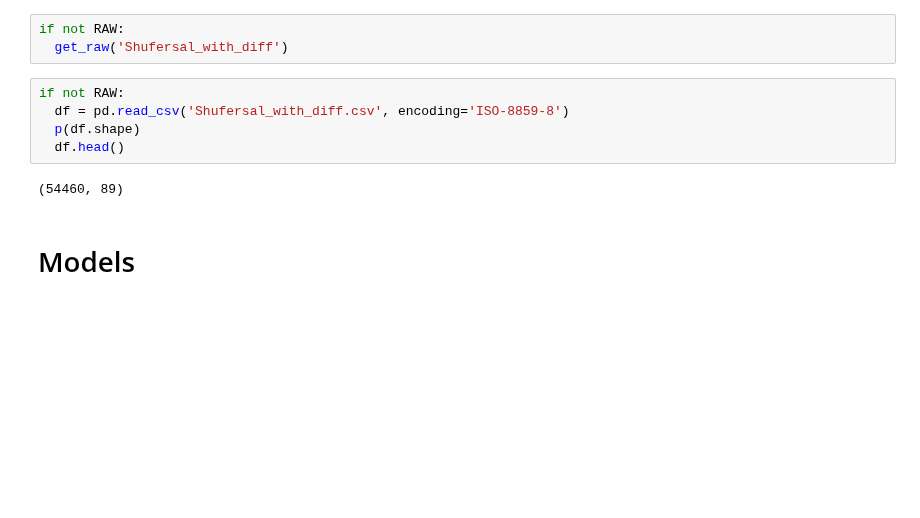
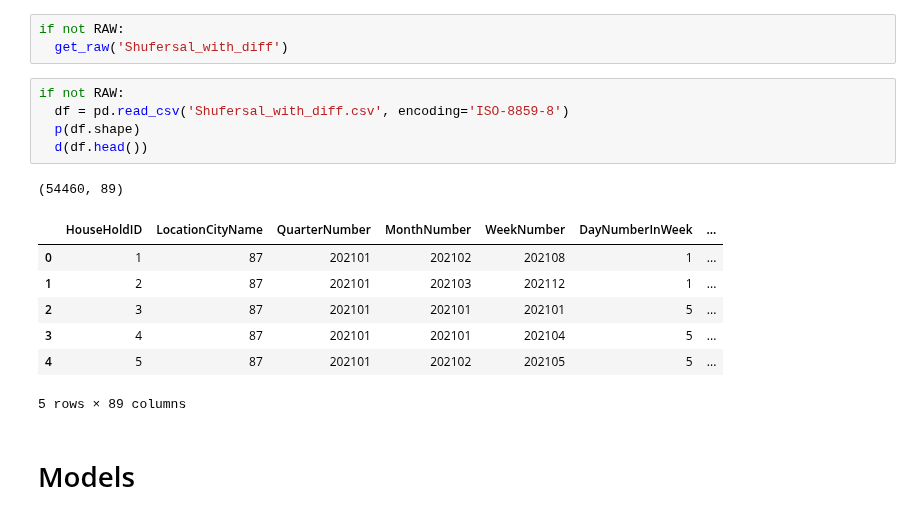
Before and after one commit to DanielKorenDataScience/ClassificationProject, a Jupyter notebook: Classification_Project_Shufersal.ipynb, the cells around one changed output. Drawn from its saved outputs; the diff is of its cells as text; blank space fills up the shorter version.

```diff
--- a/Classification_Project_Shufersal.ipynb
+++ b/Classification_Project_Shufersal.ipynb
@@ -139,10 +139,17 @@ if not RAW:
 # %%
 if not RAW:
   df = pd.read_csv('Shufersal_with_diff.csv', encoding='ISO-8859-8')
   p(df.shape)
-  df.head()
+  d(df.head())
 # %% [output]
 (54460, 89)
+|  | HouseHoldID | LocationCityName | QuarterNumber | MonthNumber | WeekNumber | DayNumberInWeek | ... |
+| 0 | 1 | 87 | 202101 | 202102 | 202108 | 1 | ... |
+| 1 | 2 | 87 | 202101 | 202103 | 202112 | 1 | ... |
+| 2 | 3 | 87 | 202101 | 202101 | 202101 | 5 | ... |
+| 3 | 4 | 87 | 202101 | 202101 | 202104 | 5 | ... |
+| 4 | 5 | 87 | 202101 | 202102 | 202105 | 5 | ... |
+5 rows × 89 columns
 # %% [markdown]
 # Models
 # %%
```
Also changed, not shown: parts of 2 cells of this notebook.
